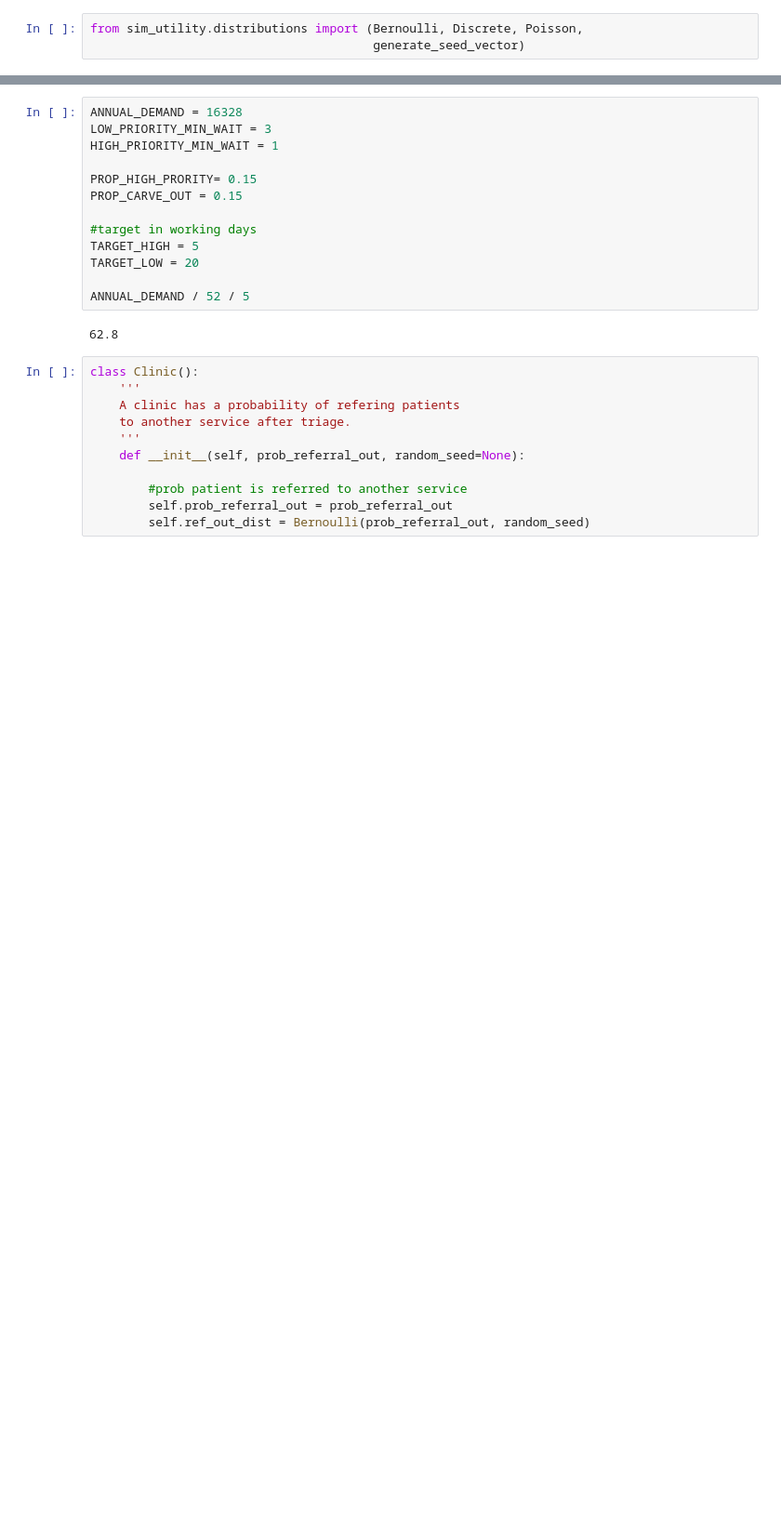
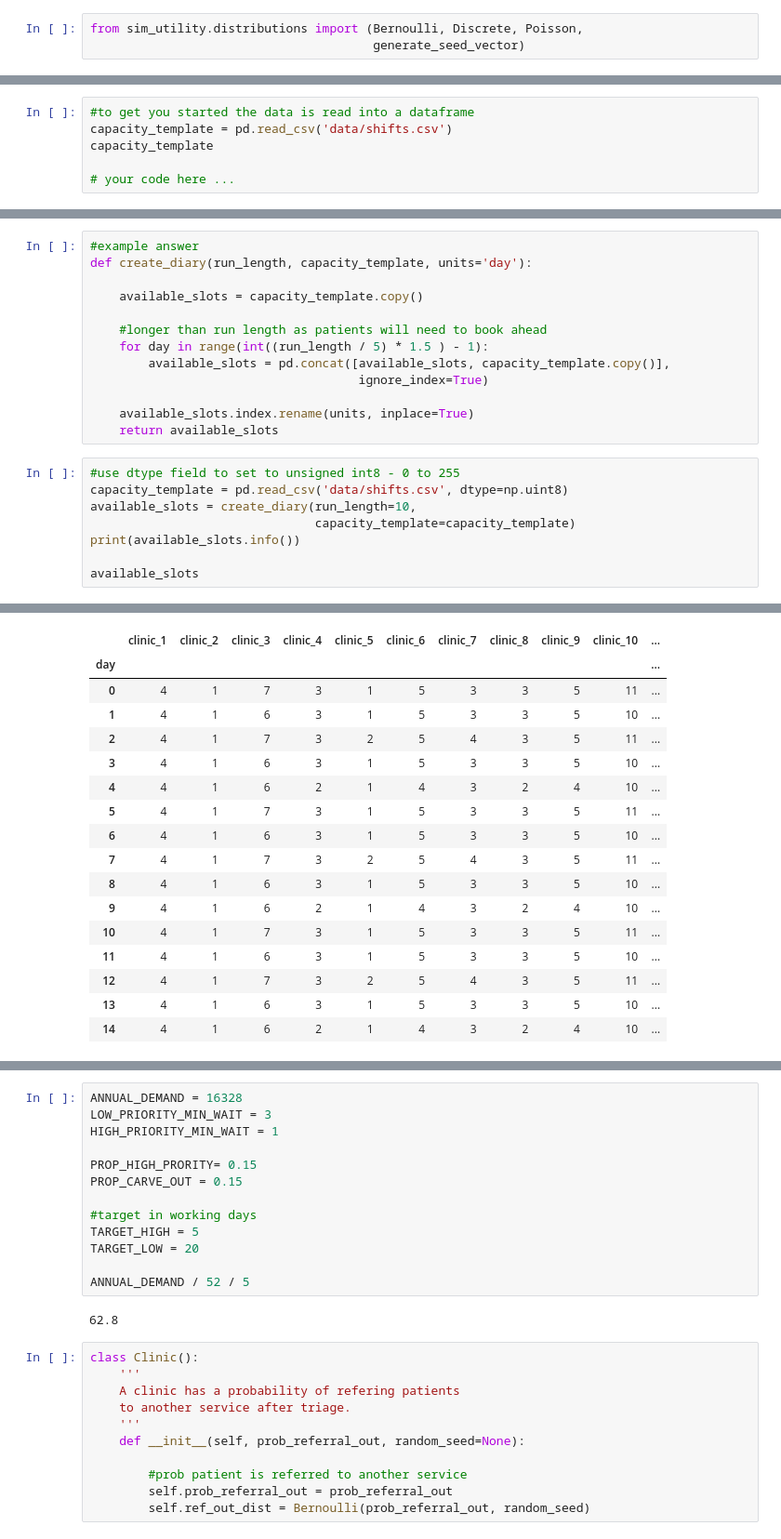
Before and after one commit to health-data-science-OR/stochastic_systems, a Jupyter notebook: labs/simulation/lab4/sim_lab4_advanced_models.ipynb, the cells around one changed output, grey strips where cells are left out. Shown at 93% size. Drawn from its saved outputs; the diff is of its cells as text; blank space fills up the shorter version.

```diff
--- a/labs/simulation/lab4/sim_lab4_advanced_models.ipynb
+++ b/labs/simulation/lab4/sim_lab4_advanced_models.ipynb
@@ -18,0 +218,6 @@ from sim_utility.distributions import (Bernoulli, Discrete, Poisson,
+# %%
+#to get you started the data is read into a dataframe
+capacity_template = pd.read_csv('data/shifts.csv')
+capacity_template
+
+# your code here ...
@@ -18,0 +231,22 @@ from sim_utility.distributions import (Bernoulli, Discrete, Poisson,
+# %%
+#example answer
+def create_diary(run_length, capacity_template, units='day'):
+
+    available_slots = capacity_template.copy()
+
+    #longer than run length as patients will need to book ahead
+    for day in range(int((run_length / 5) * 1.5 ) - 1):
+        available_slots = pd.concat([available_slots, capacity_template.copy()],
+                                     ignore_index=True)
+
+    available_slots.index.rename(units, inplace=True)
+    return available_slots
+# %%
+#use dtype field to set to unsigned int8 - 0 to 255
+capacity_template = pd.read_csv('data/shifts.csv', dtype=np.uint8)
+available_slots = create_diary(run_length=10,
+                               capacity_template=capacity_template)
+print(available_slots.info())
+
+available_slots
+# %% [output]
@@ -18,0 +272,17 @@ from sim_utility.distributions import (Bernoulli, Discrete, Poisson,
+|  | clinic_1 | clinic_2 | clinic_3 | clinic_4 | clinic_5 | clinic_6 | clinic_7 | clinic_8 | clinic_9 | clinic_10 | ... |
+| day |  |  |  |  |  |  |  |  |  |  | ... |
+| 0 | 4 | 1 | 7 | 3 | 1 | 5 | 3 | 3 | 5 | 11 | ... |
+| 1 | 4 | 1 | 6 | 3 | 1 | 5 | 3 | 3 | 5 | 10 | ... |
+| 2 | 4 | 1 | 7 | 3 | 2 | 5 | 4 | 3 | 5 | 11 | ... |
+| 3 | 4 | 1 | 6 | 3 | 1 | 5 | 3 | 3 | 5 | 10 | ... |
+| 4 | 4 | 1 | 6 | 2 | 1 | 4 | 3 | 2 | 4 | 10 | ... |
+| 5 | 4 | 1 | 7 | 3 | 1 | 5 | 3 | 3 | 5 | 11 | ... |
+| 6 | 4 | 1 | 6 | 3 | 1 | 5 | 3 | 3 | 5 | 10 | ... |
+| 7 | 4 | 1 | 7 | 3 | 2 | 5 | 4 | 3 | 5 | 11 | ... |
+| 8 | 4 | 1 | 6 | 3 | 1 | 5 | 3 | 3 | 5 | 10 | ... |
+| 9 | 4 | 1 | 6 | 2 | 1 | 4 | 3 | 2 | 4 | 10 | ... |
+| 10 | 4 | 1 | 7 | 3 | 1 | 5 | 3 | 3 | 5 | 11 | ... |
+| 11 | 4 | 1 | 6 | 3 | 1 | 5 | 3 | 3 | 5 | 10 | ... |
+| 12 | 4 | 1 | 7 | 3 | 2 | 5 | 4 | 3 | 5 | 11 | ... |
+| 13 | 4 | 1 | 6 | 3 | 1 | 5 | 3 | 3 | 5 | 10 | ... |
+| 14 | 4 | 1 | 6 | 2 | 1 | 4 | 3 | 2 | 4 | 10 | ... |
```
Also changed, not shown: parts of 49 cells of this notebook, 7 other files.
